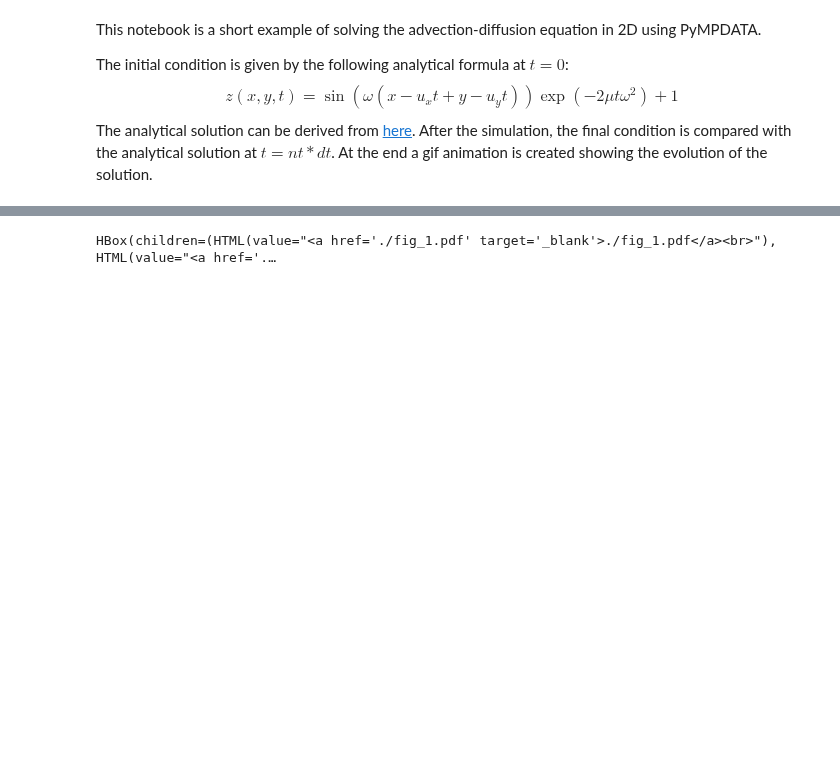
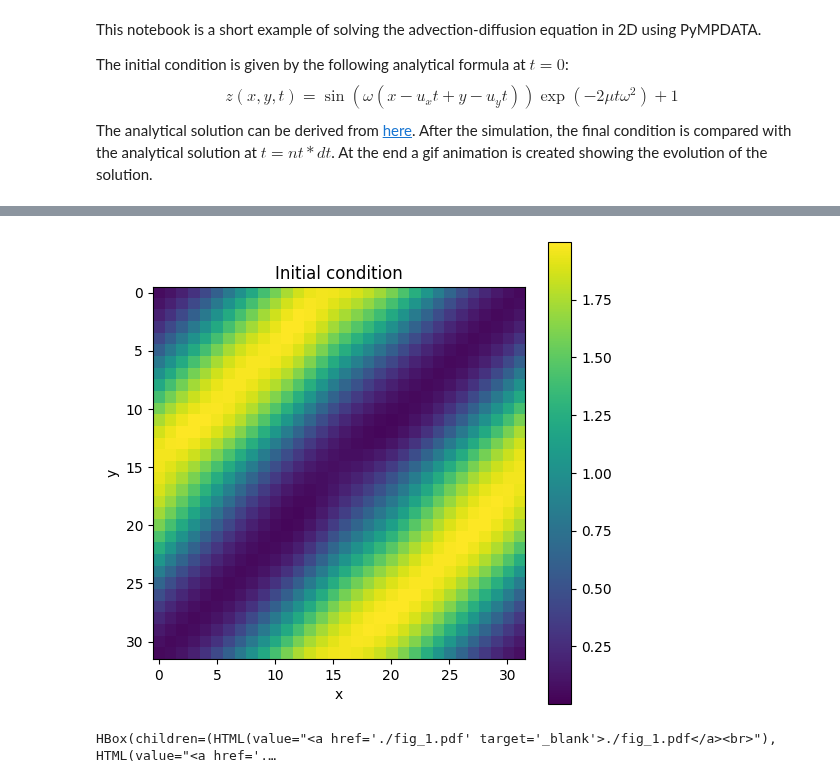
Before and after one commit to open-atmos/PyMPDATA, a Jupyter notebook: examples/PyMPDATA_examples/advection_diffusion_2d/advection-diffusion-2d.ipynb, the cells around one changed output, grey strips where cells are left out. Drawn from its saved outputs; the diff is of its cells as text; code cells hidden in the pictures; blank space fills up the shorter version.

Commit message:
inline_format=png ?

```diff
--- a/examples/PyMPDATA_examples/advection_diffusion_2d/advection-diffusion-2d.ipynb
+++ b/examples/PyMPDATA_examples/advection_diffusion_2d/advection-diffusion-2d.ipynb
@@ -93,5 +93,5 @@ plot(
     data=solver.advectee.get().copy(),
     title='Initial condition'
 )
-show_plot("fig_1")
+show_plot("fig_1", inline_format='png')
 # %% [output]
@@ -99,3 +98,4 @@ show_plot("fig_1")
+[figure, added]
 HBox(children=(HTML(value="<a href='./fig_1.pdf' target='_blank'>./fig_1.pdf</a><br>"), HTML(value="<a href='.…
 # %%
 progbar = FloatProgress(value=0, min=0, max=1)
```
Also changed, not shown: parts of 4 cells of this notebook.
